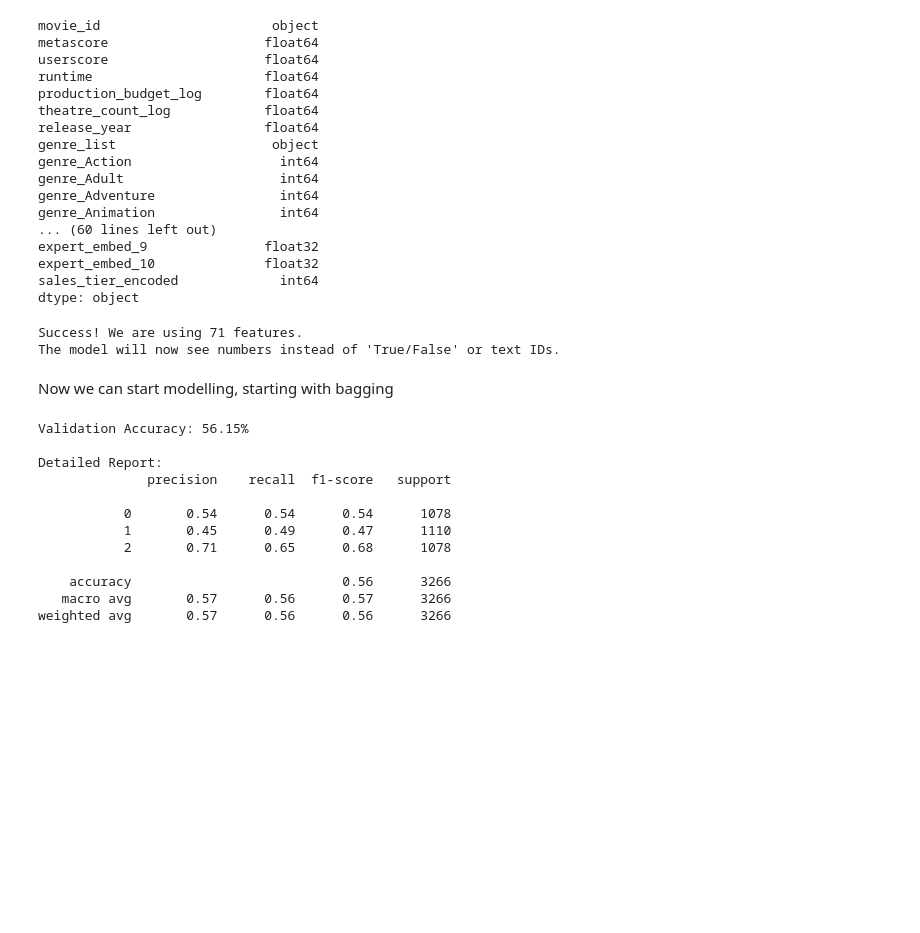
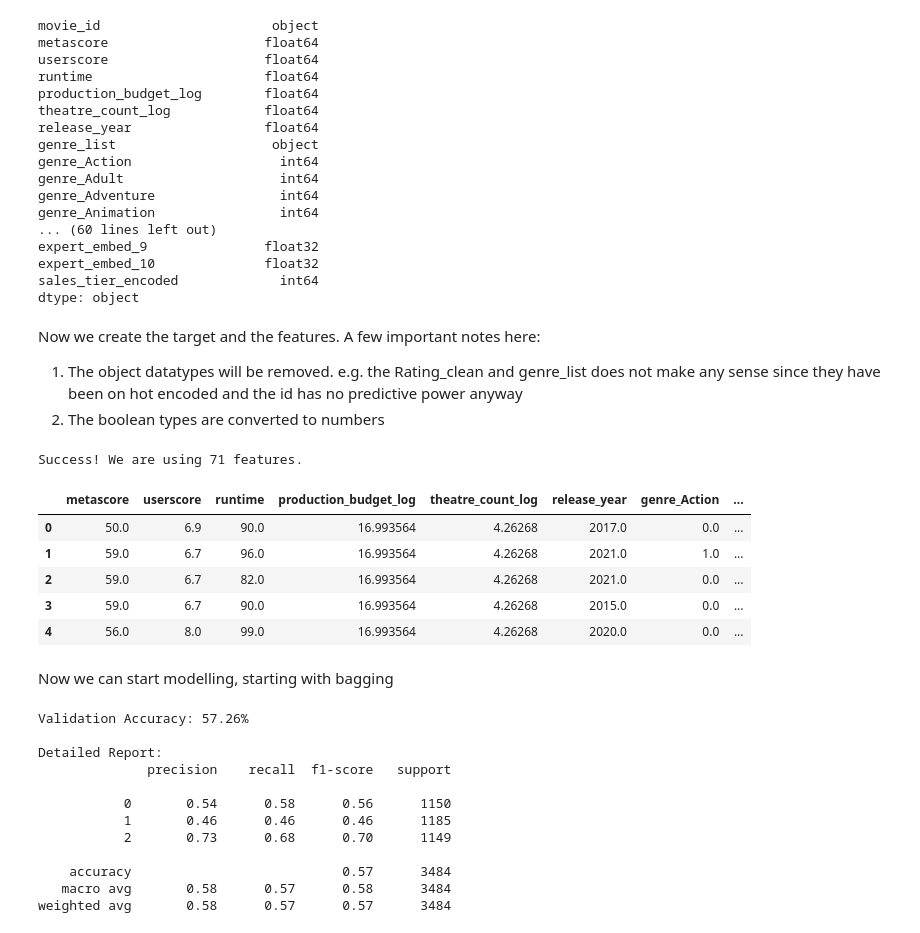
Before and after one commit to Simerblur/bjj, a Jupyter notebook: Tree_based_models_bart.ipynb, the cells around one changed output. Saved outputs shown, nothing was run; the diff lists cells and outputs as text; code cells hidden in the pictures; blank space fills up the shorter version.

```diff
--- a/Tree_based_models_bart.ipynb
+++ b/Tree_based_models_bart.ipynb
@@ -31,6 +31,7 @@ To use the tree based models, we first create a train/validation and testset. Le
 
 - Note: We use stratisfied sampling since we want to make sure that the distribution of sales tiers is equal in train/validate/test
 # %%
+pd.set_option('display.max_columns', None) #it compresses the view, so this neat trick helps :)
 df_base.head() #quick look at the final modelling dataset
 # %% [output]
 |  | movie_id | metascore | userscore | runtime | production_budget_log | theatre_count_log | release_year | ... |
@@ -60,7 +60,19 @@ class TrainTestSplitter:
         self.seed = seed #Make sure that the first and the second split use the same starting point
 
     def split_data(self, df, target_col):
-        print(f"Splitting data based on target: {target_col}...")
+        """
+        Split the data into train, validation and test sets using stratisfied sampling
+        The split first splits the test set from the full dataframe and then splits the remaining data into train and validation
+
+        :param self: provides the settings and stores the results
+        :param df: The full modelling dataframe
+        :param target_col: The column used for stratification
+
+        Returns:
+        train_set, validation_set, test_set
+        """
+
+        print(f"Splitting data based on target: {target_col}...") #the function prints some text and the column that we do stratification on
 
         # Calculate the fraction that is not the trainset or validation set to find the testset
         test_frac = 1.0 - (self.train_frac + self.val_frac)
@@ -96,9 +108,9 @@ class TrainTestSplitter:
 # %% [markdown]
 Now we actually create a splitter object
 # %%
-# 1. Create the 'splitter' object from your class
-# We will use 70% for training and 15% for validation
-splitter = TrainTestSplitter(train_frac=0.7, val_frac=0.15, seed=42)
+# 1. Create the 'splitter' object from the class
+# We will use 64% for training and 16% for validation
+splitter = TrainTestSplitter(train_frac=0.64, val_frac=0.16, seed=42)
 
 # 2. We run the split_data method and tell it the target is 'sales_tier_encoded'
 train, val, test = splitter.split_data(df_base, target_col='sales_tier_encoded')
@@ -161,8 +173,12 @@ expert_embed_9               float32
 expert_embed_10              float32
 sales_tier_encoded             int64
 dtype: object
+# %% [markdown]
+Now we create the target and the features. A few important notes here:
+1. The object datatypes will be removed. e.g. the Rating_clean and genre_list does not make any sense since they have been on hot encoded and the id has no predictive power anyway
+2. The boolean types are converted to numbers
 # %%
-# 1. Create the Target (y)
+# 1. Create the target (y)
 y_train = train['sales_tier_encoded']
 y_validation = val['sales_tier_encoded']
 
@@ -177,14 +193,23 @@ X_train = X_train.astype(float)
 X_validation = X_validation.astype(float)
 
 print(f"Success! We are using {X_train.shape[1]} features.")
-print("The model will now see numbers instead of 'True/False' or text IDs.")
 # %% [output]
 Success! We are using 71 features.
-The model will now see numbers instead of 'True/False' or text IDs.
+# %%
+X_train.head()
+
+#sanity check
+# %% [output]
+|  | metascore | userscore | runtime | production_budget_log | theatre_count_log | release_year | genre_Action | ... |
+| 0 | 50.0 | 6.9 | 90.0 | 16.993564 | 4.26268 | 2017.0 | 0.0 | ... |
+| 1 | 59.0 | 6.7 | 96.0 | 16.993564 | 4.26268 | 2021.0 | 1.0 | ... |
+| 2 | 59.0 | 6.7 | 82.0 | 16.993564 | 4.26268 | 2021.0 | 0.0 | ... |
+| 3 | 59.0 | 6.7 | 90.0 | 16.993564 | 4.26268 | 2015.0 | 0.0 | ... |
+| 4 | 56.0 | 8.0 | 99.0 | 16.993564 | 4.26268 | 2020.0 | 0.0 | ... |
 # %% [markdown]
 Now we can start modelling, starting with bagging
 # %%
-# 1. Initialize the Base Model
+# 1. Initialize the base tree
 # We use a Decision Tree as the individual "voter" in the crowd
 base_tree = DecisionTreeClassifier(random_state=1234)
 
@@ -200,7 +225,7 @@ bagging_model = BaggingClassifier(
 # The model "studies" the relationship between X features and y sales tiers
 bagging_model.fit(X_train, y_train)
 
-# 4. Make Predictions on the Validation Set
+# 4. Make predictions on the validation set
 # We use X_validation to see how well the model learned
 y_pred_val = bagging_model.predict(X_validation)
 
@@ -210,17 +235,17 @@ print(f"Validation Accuracy: {val_accuracy:.2%}")
 print("\nDetailed Report:")
 print(classification_report(y_validation, y_pred_val))
 # %% [output]
-Validation Accuracy: 56.15%
+Validation Accuracy: 57.26%
 
 Detailed Report:
               precision    recall  f1-score   support
 
-           0       0.54      0.54      0.54      1078
-           1       0.45      0.49      0.47      1110
-           2       0.71      0.65      0.68      1078
+           0       0.54      0.58      0.56      1150
+           1       0.46      0.46      0.46      1185
+           2       0.73      0.68      0.70      1149
 
-    accuracy                           0.56      3266
-   macro avg       0.57      0.56      0.57      3266
-weighted avg       0.57      0.56      0.56      3266
+    accuracy                           0.57      3484
+   macro avg       0.58      0.57      0.58      3484
+weighted avg       0.58      0.57      0.57      3484
 # %% [markdown]
 #### Model Interpretation: Initial bagging results
```
Also changed, not shown: parts of 10 cells of this notebook.
